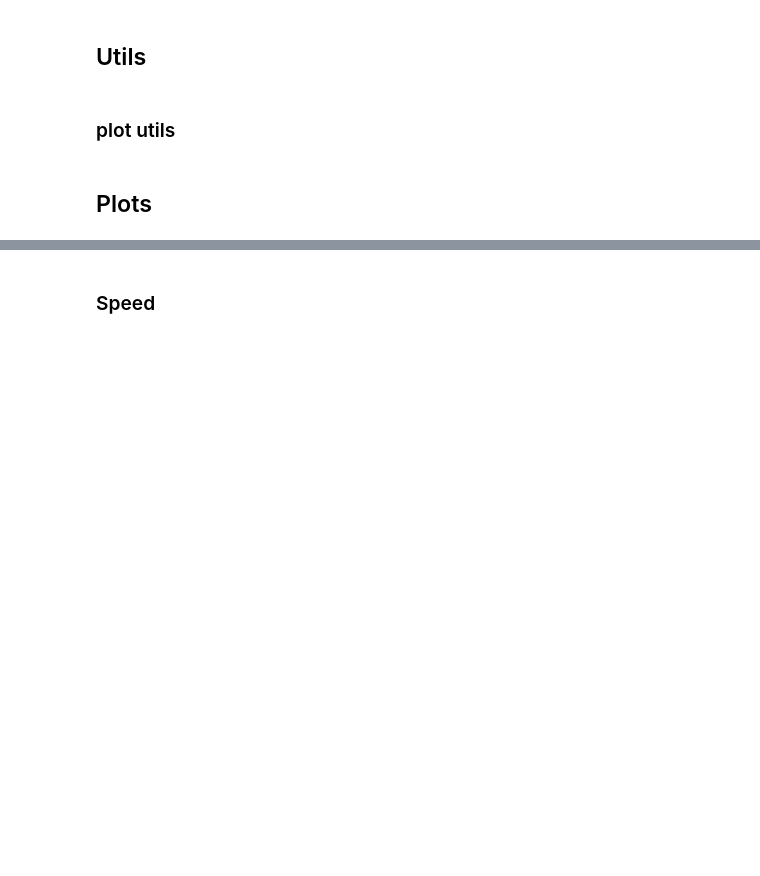
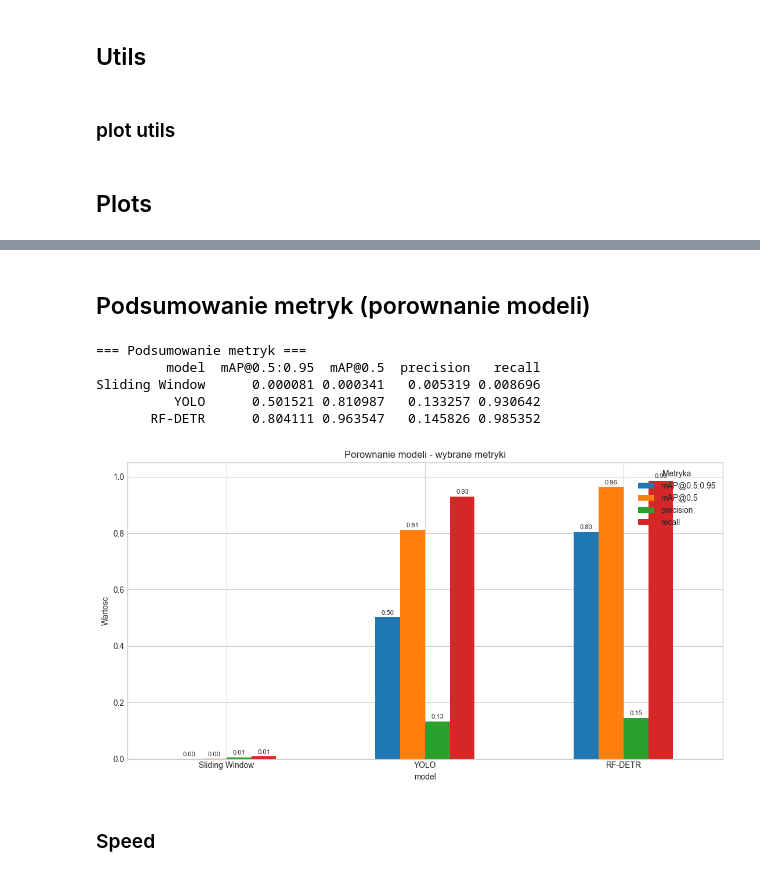
Before and after one commit to RafalLeja/Gun-Detection, a Jupyter notebook: notebooks/model_eval.ipynb, the cells around one changed output, grey strips where cells are left out. Drawn from its saved outputs; the diff is of its cells as text; code cells hidden in the pictures; blank space fills up the shorter version.

```diff
--- a/notebooks/model_eval.ipynb
+++ b/notebooks/model_eval.ipynb
@@ -682,3 +732,58 @@ IndexError: tuple index out of range
+# %% [markdown]
+## Podsumowanie metryk (porownanie modeli)
+# %%
+def build_metrics_summary(
+    name: str,
+    map_5095: float,
+    ap_frame: pd.DataFrame,
+    confusion: np.ndarray,
+) -> dict[str, float | str]:
+    pr_frame = precision_recall_from_confusion_matrix(confusion)
+    return {
+        "model": name,
+        "mAP@0.5:0.95": map_5095,
+        "mAP@0.5": float(ap_frame["ap@0.50"].mean()),
+        "precision": float(pr_frame["precision"].mean()),
+        "recall": float(pr_frame["recall"].mean()),
+    }
+
+
+summary_df = pd.DataFrame(
+    [
+        build_metrics_summary(
+            "Sliding Window",
+            sliding_window_map,
+            sliding_window_ap_frame,
+            sliding_window_confusion,
+        ),
+        build_metrics_summary("YOLO", yolo_map, yolo_ap_frame, yolo_confusion),
+        build_metrics_summary("RF-DETR", rfdetr_map, rfdetr_ap_frame, rfdetr_confusion),
+    ]
+)
+
+print("=== Podsumowanie metryk ===")
+print(summary_df.to_string(index=False))
+
+# Wykres wybranych metryk dla wszystkich modeli obok siebie.
+metrics_to_plot = ["mAP@0.5:0.95", "mAP@0.5", "precision", "recall"]
+plot_frame = summary_df.set_index("model")[metrics_to_plot]
+
+ax = plot_frame.plot(kind="bar", figsize=(11, 6), rot=0)
+ax.set_title("Porownanie modeli - wybrane metryki")
+ax.set_ylabel("Wartosc")
+ax.set_ylim(0, 1.05)
+ax.legend(title="Metryka", loc="upper right")
+for container in ax.containers:
+    ax.bar_label(container, fmt="%.2f", padding=2, fontsize=8)
+plt.tight_layout()
+plt.show()
+# %% [output]
+=== Podsumowanie metryk ===
+         model  mAP@0.5:0.95  mAP@0.5  precision   recall
+Sliding Window      0.000081 0.000341   0.005319 0.008696
+          YOLO      0.501521 0.810987   0.133257 0.930642
+       RF-DETR      0.804111 0.963547   0.145826 0.985352
+[figure, added]
 # %% [markdown]
 ### Speed
 # %%
```
Also changed, not shown: parts of 4 cells of this notebook, 2 other files.
